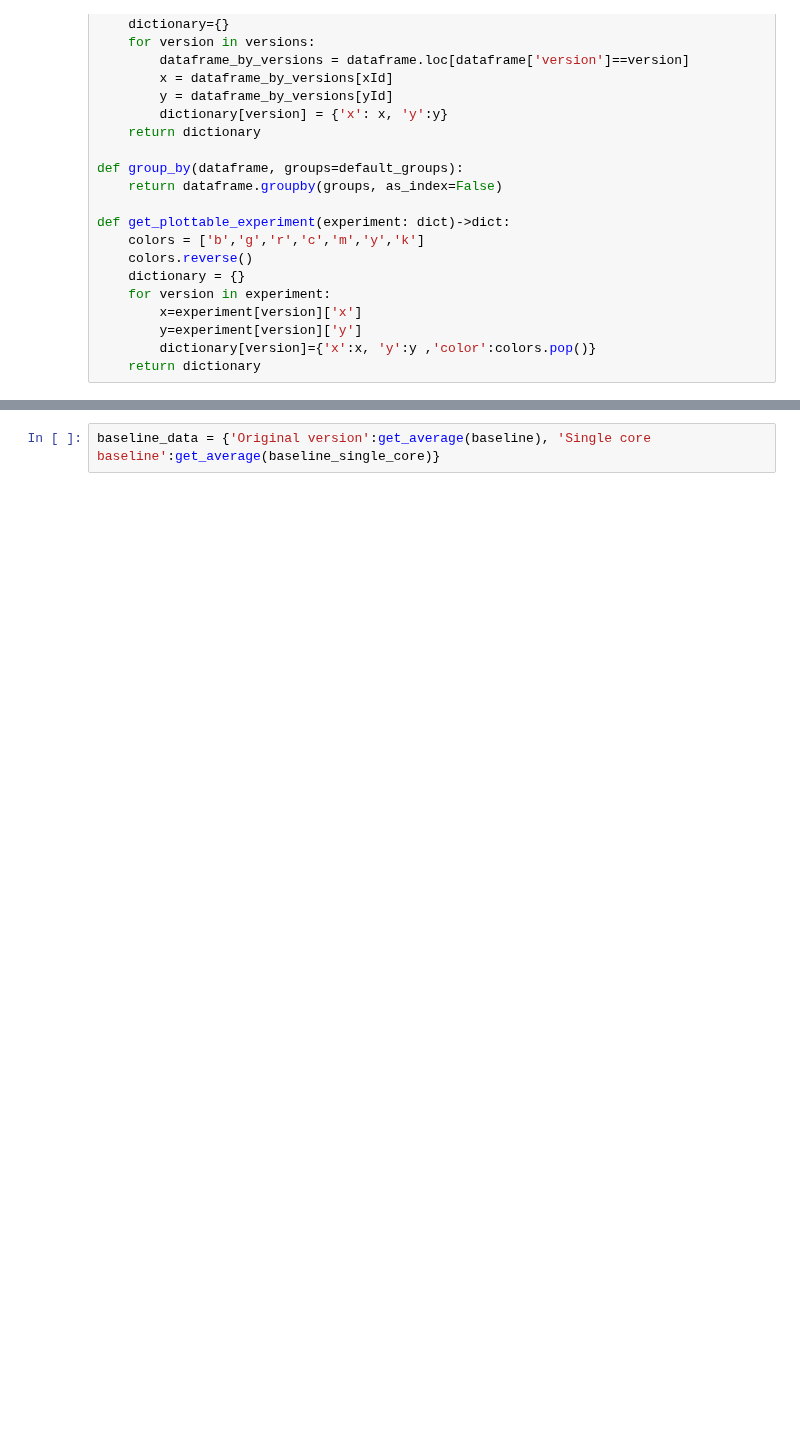
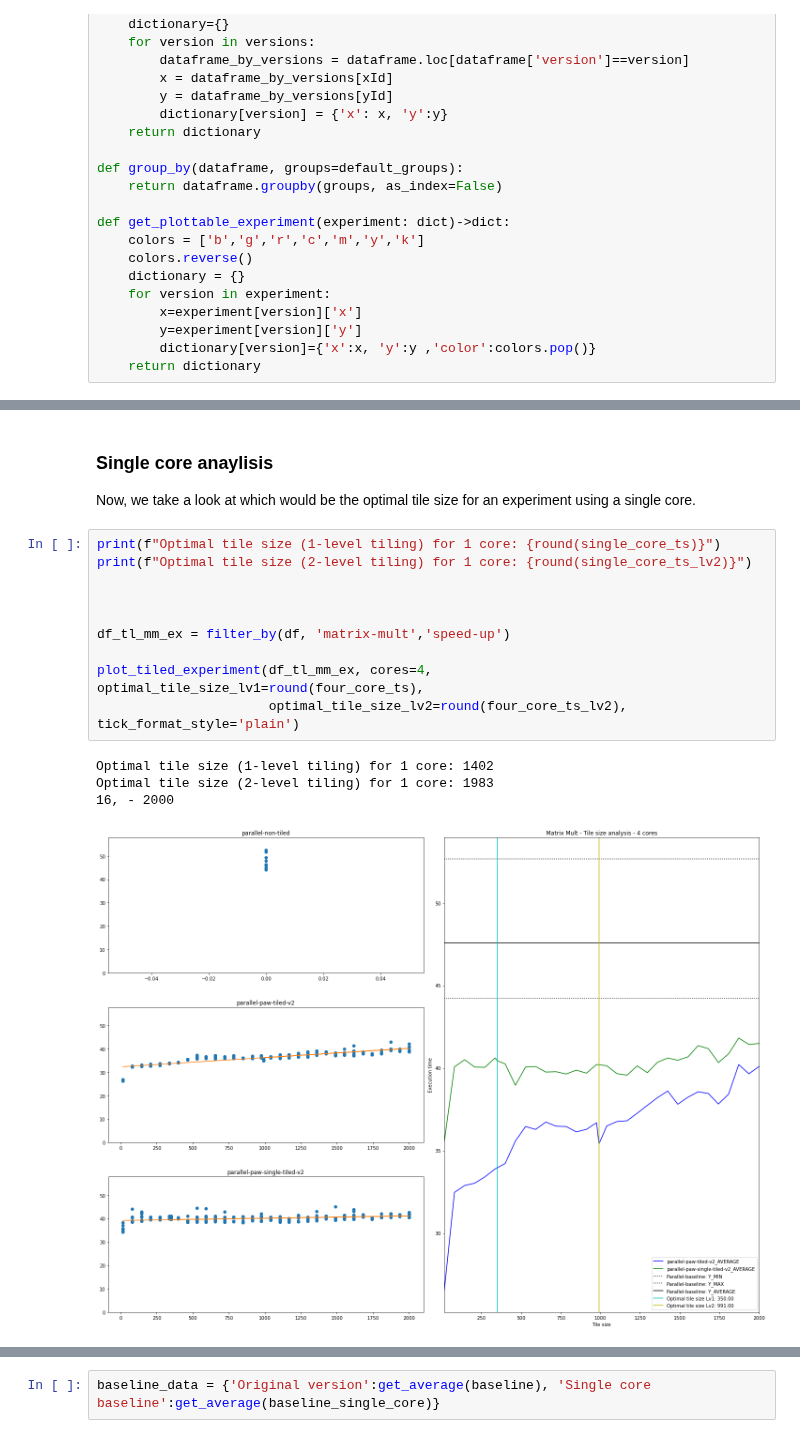
Before and after one commit to mgltorsa/Cetus-Paw-Tiling-Experiments, a Jupyter notebook: tiling/experiments/tileSize/matrix-multiplication/mm-notebook.ipynb, the cells around one changed output, grey strips where cells are left out. Cells and saved outputs as stored; diff of their text form; blank space fills up the shorter version.

Commit message:
added papi experiments

```diff
--- a/tiling/experiments/tileSize/matrix-multiplication/mm-notebook.ipynb
+++ b/tiling/experiments/tileSize/matrix-multiplication/mm-notebook.ipynb
@@ -694,0 +643,18 @@ posx and posy should be finite values
+# %% [markdown]
+### Single core anaylisis
+Now, we take a look at which would be the optimal tile size for an experiment using a single core.
+# %%
+print(f"Optimal tile size (1-level tiling) for 1 core: {round(single_core_ts)}")
+print(f"Optimal tile size (2-level tiling) for 1 core: {round(single_core_ts_lv2)}")
+
+
+
+df_tl_mm_ex = filter_by(df, 'matrix-mult','speed-up')
+
+plot_tiled_experiment(df_tl_mm_ex, cores=4, optimal_tile_size_lv1=round(four_core_ts),
+                      optimal_tile_size_lv2=round(four_core_ts_lv2), tick_format_style='plain')
+# %% [output]
+Optimal tile size (1-level tiling) for 1 core: 1402
+Optimal tile size (2-level tiling) for 1 core: 1983
+16, - 2000
+[figure, added]
```
Also changed, not shown: parts of 26 cells of this notebook, 9 other files.
